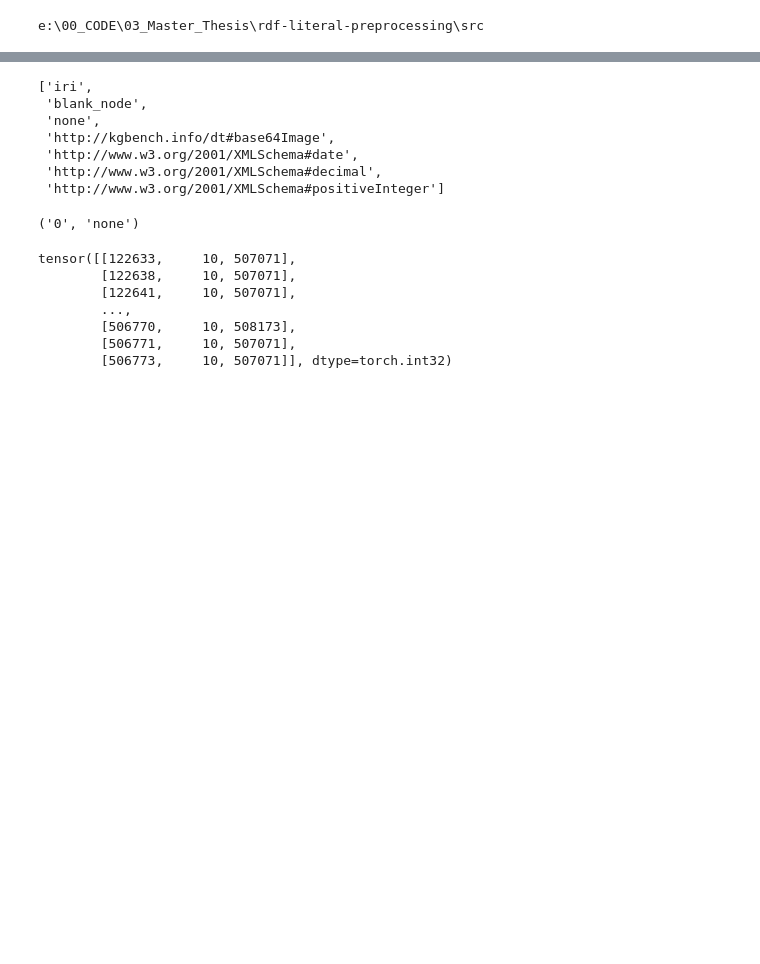
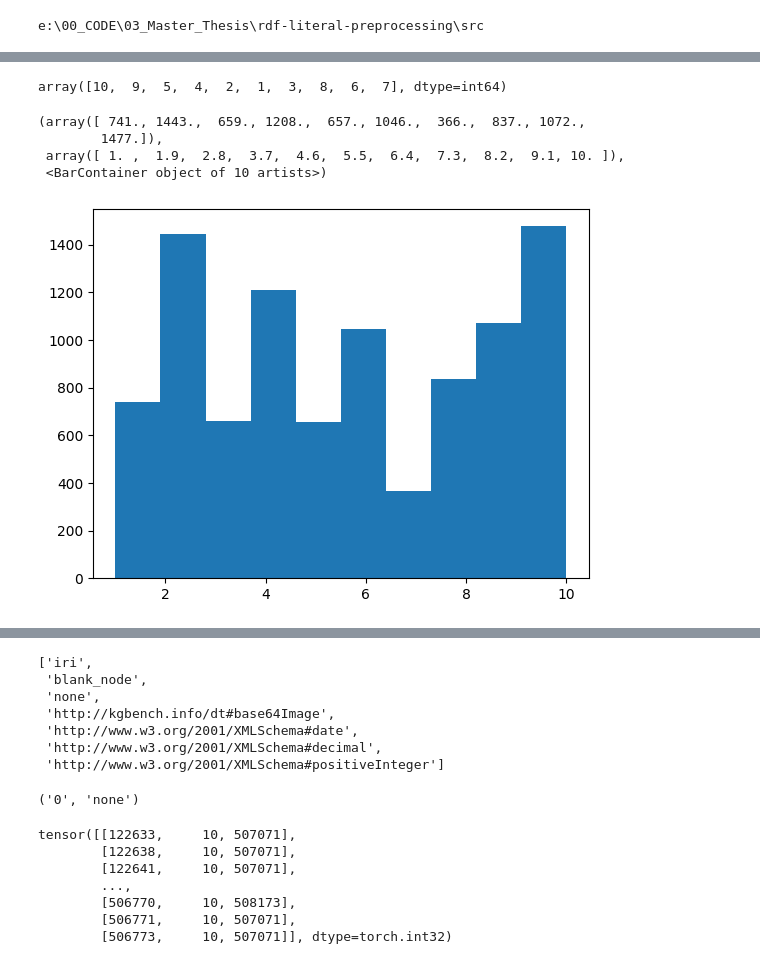
Before and after one commit to ArcNoctris/kg_literal_preprocessing, a Jupyter notebook: notebooks/LDA.ipynb, the cells around one changed output, grey strips where cells are left out. Cells and saved outputs as stored; diff of their text form; code cells hidden in the pictures; blank space fills up the shorter version.

```diff
--- a/notebooks/LDA.ipynb
+++ b/notebooks/LDA.ipynb
@@ -27,0 +79,28 @@ datatypes
+# %%
+import pandas as pd
+from utils import Data,  RDF_DATE_TYPES
+import datetime
+import numpy as np
+
+URI_PREFIX ="test"
+
+df = data.triples
+rr = get_relevant_relations(data, RDF_DATE_TYPES)
+#sub_df = encode_number_sublist(df.triples[df.triples[:,1]== rr[0]])
+# for r in rr:
+#     dfs = []
+#     for triple in df[df[:,1] ==r]:
+#         dfs.append(pd.DataFrame([[int(triple[0]), data.i2e[triple[2]][0].split('+')[0]]], columns = ["s","date"]))
+#     frame = pd.concat(dfs)
+#     frame.date = frame.date.apply(lambda x: datetime.datetime.strptime(x, '%Y-%m-%dT%H:%M:%S') if type(x)==str else np.NaN)
+#     frame["weekday"] = frame.date.apply(lambda x: x.strftime('%A') if x != np.NaN else np.NaN)
+#     frame["month"] = frame.date.apply(lambda x: x.strftime('%B') if x != np.NaN else np.NaN)
+#     break
+    # for _, row in frame.iterrows():
+    #     s = data.i2e[row['s']]
+    #     p_week = f'{URI_PREFIX}predicat#dates-weekday-{r}'
+    #     o_week = (f'{URI_PREFIX}entity#dates-weekday-{row["weekday"]}',f'{URI_PREFIX}datatype#weekday')
+    #     p_month = f'{URI_PREFIX}predicat#dates-month-{r}'
+    #     o_month = (f'{URI_PREFIX}entity#dates-month-{row["month"]}',f'{URI_PREFIX}datatype#month')
+    #     data = add_triple(data,s,p_week,o_week)
+    #     data = add_triple(data,s,p_month,o_month)
@@ -27,0 +124,12 @@ datatypes
+# %%
+relation = rr[0]
+relevent_relations = rr
+
+date_features =  ['day_of_month','day_of_week','month_of_year','quarter_of_year','year']
+feature_ranges = {
+    'day_of_week' : ["Monday","Tuesday","Wednesday","Thursday","Friday","Saturday","Sunday"],
+    'month_of_year' : ["01","02","03","04","05","06","07","08","09","10","11","12"],
+    'quarter_of_year' : ['1',"2","3","4"]
+}
+from utils import add_triple
+import torch
@@ -27,0 +294,2 @@ datatypes
+# %%
+num_bins = 10
@@ -27,0 +409,13 @@ datatypes
+# %%
+df['bins'].unique()
+# %% [output]
+array([10,  9,  5,  4,  2,  1,  3,  8,  6,  7], dtype=int64)
+# %%
+import matplotlib.pyplot as plt
+plt.hist(df['bins'])
+# %% [output]
+(array([ 741., 1443.,  659., 1208.,  657., 1046.,  366.,  837., 1072.,
+        1477.]),
+ array([ 1. ,  1.9,  2.8,  3.7,  4.6,  5.5,  6.4,  7.3,  8.2,  9.1, 10. ]),
+ <BarContainer object of 10 artists>)
+[figure, added]
```
Also changed, not shown: parts of 55 cells of this notebook, 20 other files.
